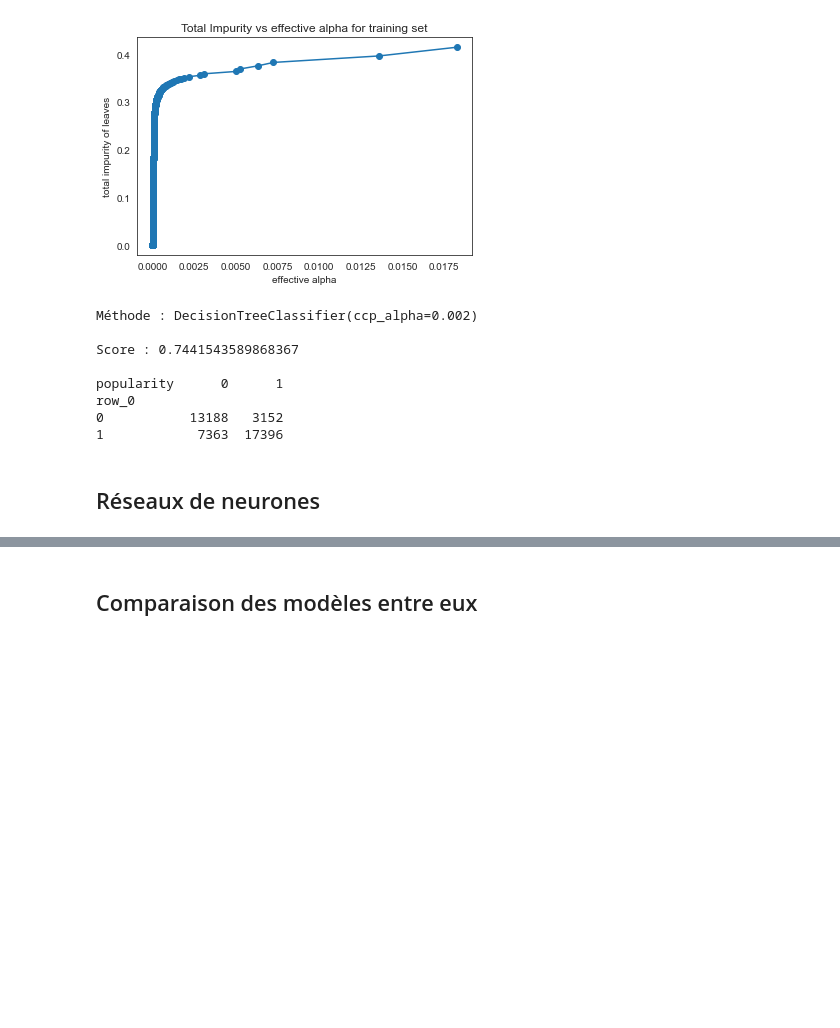
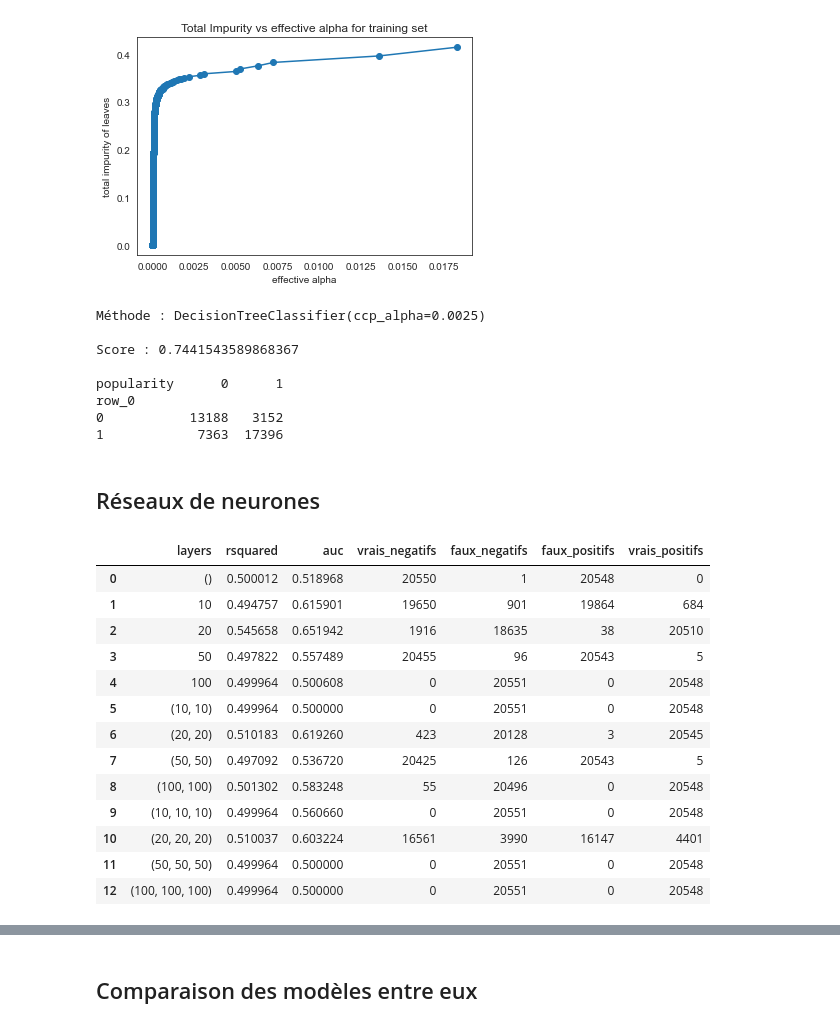
Before and after one commit to fxjollois/cours-2023-2024, a Jupyter notebook: ufr--m1-dci--ecd/seance7-correction.ipynb, the cells around one changed output, grey strips where cells are left out. Saved outputs shown, nothing was run; the diff lists cells and outputs as text; code cells hidden in the pictures; blank space fills up the shorter version.

```diff
--- a/ufr--m1-dci--ecd/seance7-correction.ipynb
+++ b/ufr--m1-dci--ecd/seance7-correction.ipynb
@@ -118,11 +164,11 @@ plt.show()
 # %% [output]
 [figure]
 # %%
-m_tree_elague = DecisionTreeClassifier(ccp_alpha=0.002).fit(X, y)
+m_tree_elague = DecisionTreeClassifier(ccp_alpha=0.0025).fit(X, y)
 
 results(m_tree_elague)
 # %% [output]
-Méthode : DecisionTreeClassifier(ccp_alpha=0.002)
+Méthode : DecisionTreeClassifier(ccp_alpha=0.0025)
 
 Score : 0.7441543589868367
 
@@ -132,4 +178,50 @@ row_0
 1            7363  17396
 # %% [markdown]
 ## Réseaux de neurones
+# %%
+r2 = []
+roc_auc = []
+vn = []
+fn = []
+fp = []
+vp = []
+
+layers = ((), (10), (20), (50), (100), (10, 10), (20, 20), (50, 50), (100, 100),
+          (10, 10, 10), (20, 20, 20), (50, 50, 50), (100, 100, 100))
+for l in layers:
+    m_mlp = MLPClassifier(hidden_layer_sizes = l, max_iter = 1000).fit(X, y)
+    r2 = r2 + [m_mlp.score(X, y)]
+    fpr, tpr, th = roc_curve(y, pandas.DataFrame(m_mlp.predict_proba(X))[1])
+    roc_auc = roc_auc + [auc(fpr, tpr)]
+    p = m_mlp.predict(X) * 1
+    vn = vn + [sum((1 - y) * (1 - p))]
+    fn = fn + [sum((1 - y) * p)]
+    fp = fp + [sum(y * (1 - p))]
+    vp = vp + [sum(y * p)]
+
+df = pandas.DataFrame({
+    "layers": layers,
+    "rsquared": r2,
+    "auc": roc_auc,
+    "vrais_negatifs": vn,
+    "faux_negatifs": fn,
+    "faux_positifs": fp,
+    "vrais_positifs": vp
+})
+df
+# %% [output]
+|  | layers | rsquared | auc | vrais_negatifs | faux_negatifs | faux_positifs | vrais_positifs |
+| 0 | () | 0.500012 | 0.518968 | 20550 | 1 | 20548 | 0 |
+| 1 | 10 | 0.494757 | 0.615901 | 19650 | 901 | 19864 | 684 |
+| 2 | 20 | 0.545658 | 0.651942 | 1916 | 18635 | 38 | 20510 |
+| 3 | 50 | 0.497822 | 0.557489 | 20455 | 96 | 20543 | 5 |
+| 4 | 100 | 0.499964 | 0.500608 | 0 | 20551 | 0 | 20548 |
+| 5 | (10, 10) | 0.499964 | 0.500000 | 0 | 20551 | 0 | 20548 |
+| 6 | (20, 20) | 0.510183 | 0.619260 | 423 | 20128 | 3 | 20545 |
+| 7 | (50, 50) | 0.497092 | 0.536720 | 20425 | 126 | 20543 | 5 |
+| 8 | (100, 100) | 0.501302 | 0.583248 | 55 | 20496 | 0 | 20548 |
+| 9 | (10, 10, 10) | 0.499964 | 0.560660 | 0 | 20551 | 0 | 20548 |
+| 10 | (20, 20, 20) | 0.510037 | 0.603224 | 16561 | 3990 | 16147 | 4401 |
+| 11 | (50, 50, 50) | 0.499964 | 0.500000 | 0 | 20551 | 0 | 20548 |
+| 12 | (100, 100, 100) | 0.499964 | 0.500000 | 0 | 20551 | 0 | 20548 |
 # %%
```
Also changed, not shown: parts of 6 cells of this notebook, 2 other files.
